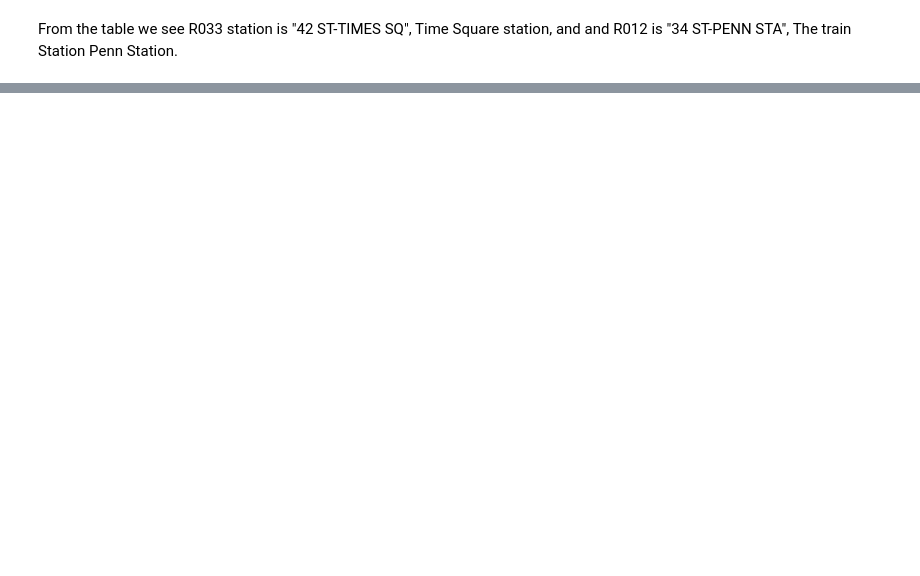
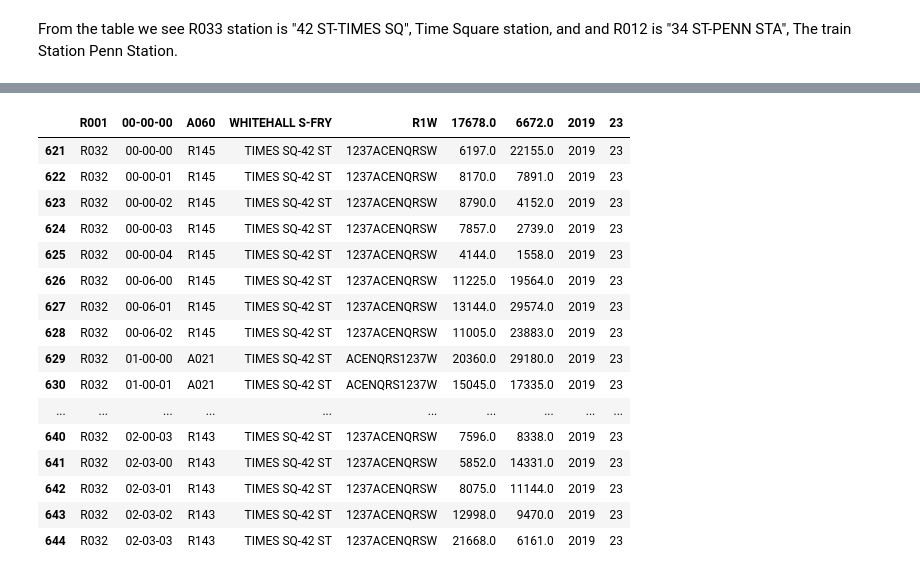
Before and after one commit to linmei99/metis_proj1_EDA, a Jupyter notebook: mta.ipynb, the cells around one changed output, grey strips where cells are left out. Drawn from its saved outputs; the diff is of its cells as text; code cells hidden in the pictures; blank space fills up the shorter version.

```diff
--- a/mta.ipynb
+++ b/mta.ipynb
@@ -286,0 +359,22 @@ and R012 is "34 ST-PENN STA", The train Station Penn Station.
+# %%
+week1=pd.read_csv('mta2019_23.csv')
+# %%
+week1[week1.iloc[:,0]=='R032']
+# %% [output]
+|  | R001 | 00-00-00 | A060 | WHITEHALL S-FRY | R1W | 17678.0 | 6672.0 | 2019 | 23 |
+| 621 | R032 | 00-00-00 | R145 | TIMES SQ-42 ST | 1237ACENQRSW | 6197.0 | 22155.0 | 2019 | 23 |
+| 622 | R032 | 00-00-01 | R145 | TIMES SQ-42 ST | 1237ACENQRSW | 8170.0 | 7891.0 | 2019 | 23 |
+| 623 | R032 | 00-00-02 | R145 | TIMES SQ-42 ST | 1237ACENQRSW | 8790.0 | 4152.0 | 2019 | 23 |
+| 624 | R032 | 00-00-03 | R145 | TIMES SQ-42 ST | 1237ACENQRSW | 7857.0 | 2739.0 | 2019 | 23 |
+| 625 | R032 | 00-00-04 | R145 | TIMES SQ-42 ST | 1237ACENQRSW | 4144.0 | 1558.0 | 2019 | 23 |
+| 626 | R032 | 00-06-00 | R145 | TIMES SQ-42 ST | 1237ACENQRSW | 11225.0 | 19564.0 | 2019 | 23 |
+| 627 | R032 | 00-06-01 | R145 | TIMES SQ-42 ST | 1237ACENQRSW | 13144.0 | 29574.0 | 2019 | 23 |
+| 628 | R032 | 00-06-02 | R145 | TIMES SQ-42 ST | 1237ACENQRSW | 11005.0 | 23883.0 | 2019 | 23 |
+| 629 | R032 | 01-00-00 | A021 | TIMES SQ-42 ST | ACENQRS1237W | 20360.0 | 29180.0 | 2019 | 23 |
+| 630 | R032 | 01-00-01 | A021 | TIMES SQ-42 ST | ACENQRS1237W | 15045.0 | 17335.0 | 2019 | 23 |
+| ... | ... | ... | ... | ... | ... | ... | ... | ... | ... |
+| 640 | R032 | 02-00-03 | R143 | TIMES SQ-42 ST | 1237ACENQRSW | 7596.0 | 8338.0 | 2019 | 23 |
+| 641 | R032 | 02-03-00 | R143 | TIMES SQ-42 ST | 1237ACENQRSW | 5852.0 | 14331.0 | 2019 | 23 |
+| 642 | R032 | 02-03-01 | R143 | TIMES SQ-42 ST | 1237ACENQRSW | 8075.0 | 11144.0 | 2019 | 23 |
+| 643 | R032 | 02-03-02 | R143 | TIMES SQ-42 ST | 1237ACENQRSW | 12998.0 | 9470.0 | 2019 | 23 |
+| 644 | R032 | 02-03-03 | R143 | TIMES SQ-42 ST | 1237ACENQRSW | 21668.0 | 6161.0 | 2019 | 23 |
```
Also changed, not shown: parts of 50 cells of this notebook, 1 other file.
